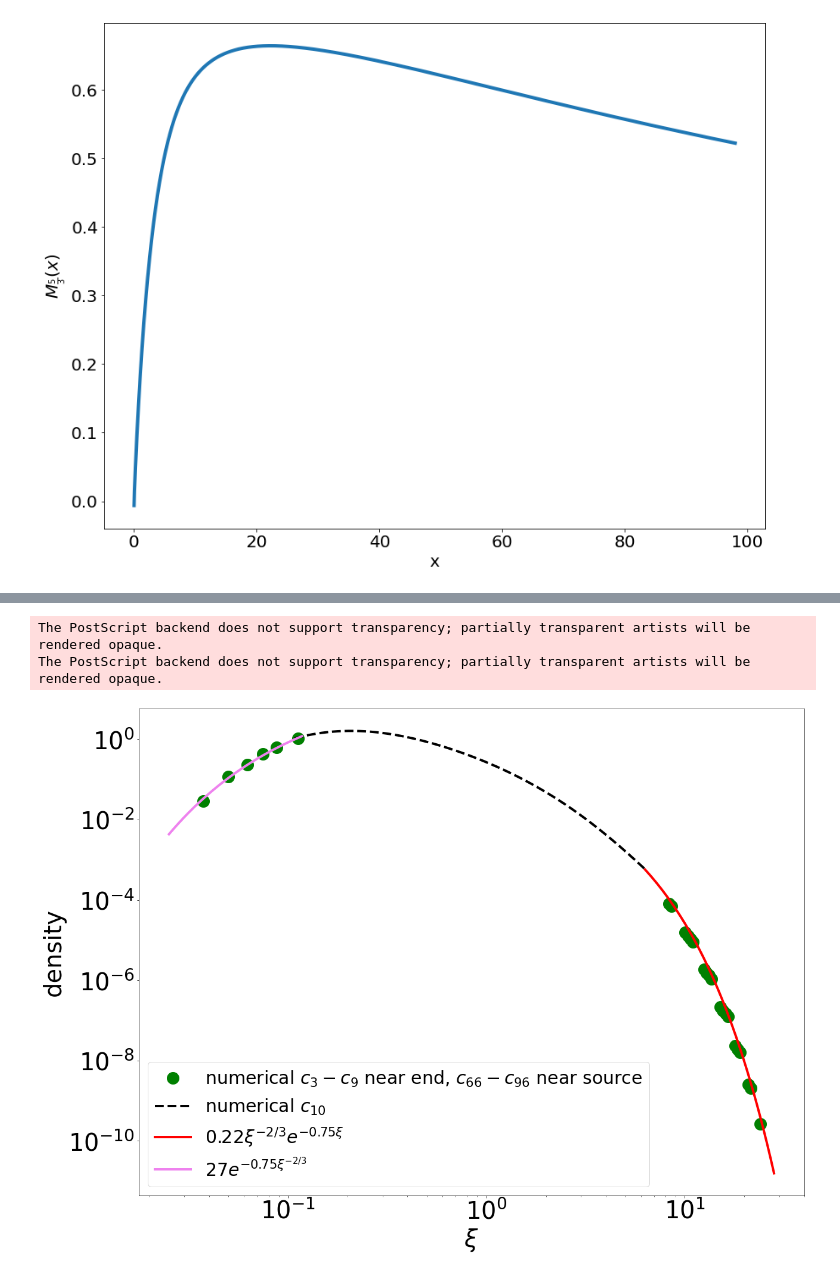
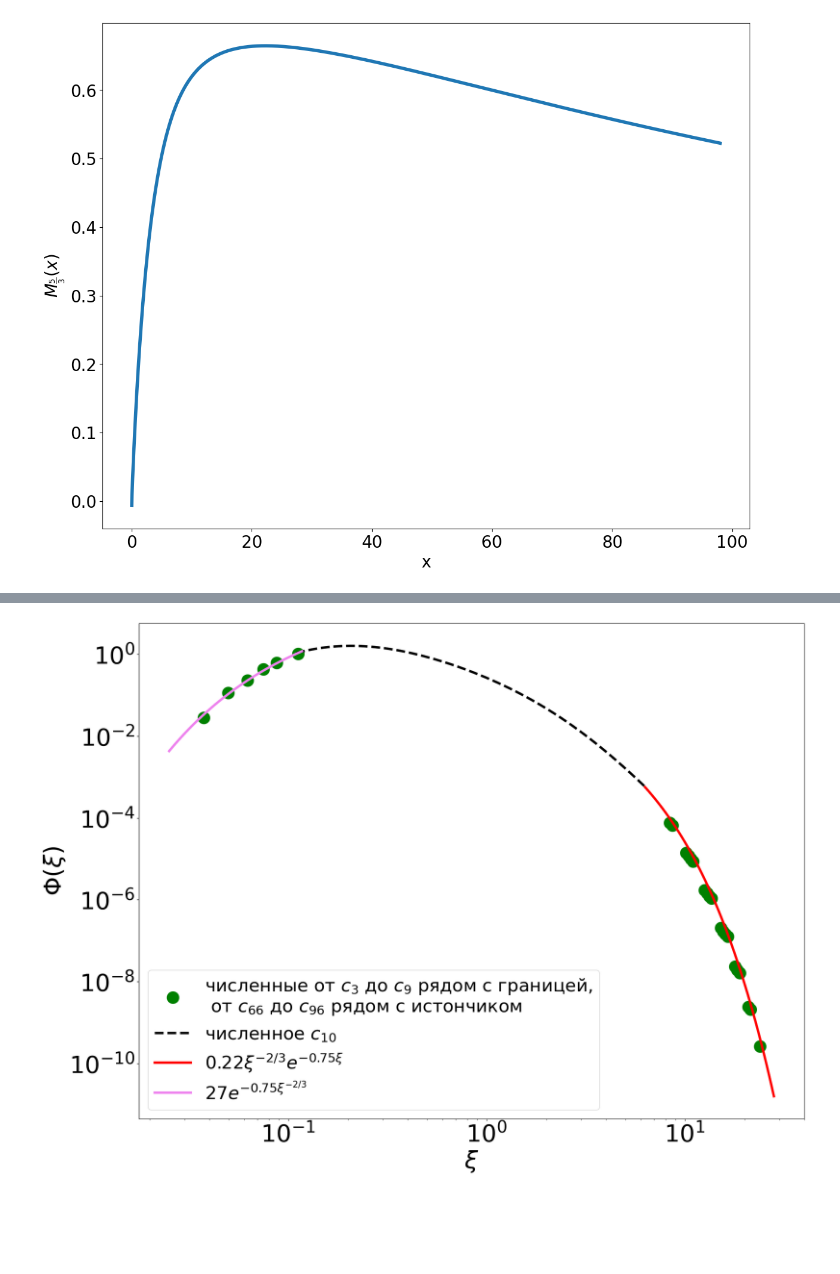
Before and after one commit to RishatZagidullin/coagulation-advection-1d, a Jupyter notebook: run_folder/draw_article_rus.ipynb, the cells around one changed output, grey strips where cells are left out. Cells and saved outputs as stored; diff of their text form; code cells hidden in the pictures; blank space fills up the shorter version.

```diff
--- a/run_folder/draw_article_rus.ipynb
+++ b/run_folder/draw_article_rus.ipynb
@@ -377,7 +377,7 @@ res = np.loadtxt("res_ballistic.txt")
 print(res.shape)
 
 n = 256
-t = 11
+t = 10
 num=t
 res = res.reshape((t+1, 5000, n))
 # %% [output]
@@ -588,48 +581,46 @@ firsty = 200
 
 plt.figure(figsize=(20,15))
 
-plt.plot(3/x[mid_l:lasty], res[time][mid_l:lasty, 2]/np.power(x[mid_l:lasty], -8./3.), 'go', label='numerical $c_{3}-c_{9}$ near end, $c_{66}-c_{96}$ near source', lw=4, markersize=20, markevery=0.02)
+plt.plot(3/x[mid_l:lasty], res[time][mid_l:lasty, 2]/np.power(x[mid_l:lasty], -8./3.), 'go', label='численные от $c_{3}$ до $c_{9}$ рядом с границей,\n от $c_{66}$ до $c_{96}$ рядом с истончиком', lw=4, markersize=20, markevery=0.02)
 plt.plot(4/x[mid_l:lasty], res[time][mid_l:lasty, 3]/np.power(x[mid_l:lasty], -8./3.), 'go', lw=4, markersize=20, markevery=0.02)
 plt.plot(5/x[mid_l:lasty], res[time][mid_l:lasty, 4]/np.power(x[mid_l:lasty], -8./3.), 'go', lw=4, markersize=20, markevery=0.02)
 plt.plot(6/x[mid_l:lasty], res[time][mid_l:lasty, 5]/np.power(x[mid_l:lasty], -8./3.), 'go', lw=4, markersize=20, markevery=0.02)
 plt.plot(7/x[mid_l:lasty], res[time][mid_l:lasty, 6]/np.power(x[mid_l:lasty], -8./3.), 'go', lw=4, markersize=20, markevery=0.02)
 plt.plot(9/x[mid_l:lasty], res[time][mid_l:lasty, 8]/np.power(x[mid_l:lasty], -8./3.), 'go', lw=4, markersize=20, markevery=0.02)
 
-plt.plot(10/x[80:-300], res[time][80:-300, 9]/np.power(x[80:-300], -8./3.), 'k--', lw=4, label='numerical $c_{10}$')#, lw=4, markersize=20, markevery=0.02)
+plt.plot(10/x[80:-300], res[time][80:-300, 9]/np.power(x[80:-300], -8./3.), 'k--', lw=4, label='численное $c_{10}$')#, lw=4, markersize=20, markevery=0.02)
 
 plt.plot(66/x[firsty:mid_f], res[time][firsty:mid_f, 65]/np.power(x[firsty:mid_f], -8./3.), 'go', lw=4, markersize=20, markevery=0.05)
 plt.plot(76/x[firsty:mid_f], res[time][firsty:mid_f, 75]/np.power(x[firsty:mid_f], -8./3.), 'go', lw=4, markersize=20, markevery=0.05)
 plt.plot(86/x[firsty:mid_f], res[time][firsty:mid_f, 85]/np.power(x[firsty:mid_f], -8./3.), 'go', lw=4, markersize=20, markevery=0.05)
 plt.plot(96/x[firsty:mid_f], res[time][firsty:mid_f, 95]/np.power(x[firsty:mid_f], -8./3.), 'go', lw=4, markersize=20, markevery=0.05)
 
 line_x2 = np.logspace(-1.6, -0.93, 1000)
 
 line_x = np.logspace(0.8, 1.45, 1000)
 
 sc1 = 0.75
 sc2 = 0.75
 coef1 = 0.22
 coef2 = 27.0
 
 line = np.power(line_x, -2./3.)*np.exp(-sc1*line_x) * coef1
 
 line2 = np.exp(-sc2*np.power(line_x2, -2./3.)) * coef2
 
 
 plt.plot(line_x, line, lw=4, color='red', label= "$0.22 \\xi^{-2/3}e^{-0.75\\xi}$")
 plt.plot(line_x2, line2, lw=4, color='violet', label="$27 e^{-0.75\\xi^{-2/3}}$")
 
 plt.xticks(fontsize=40)
 ax = plt.gca()
 ax.tick_params(axis='both', which='minor', labelsize=40)
 plt.xlabel("$\\xi$", fontsize=40)
 plt.xscale('log')
 plt.yticks(fontsize=40)
-plt.ylabel("density", fontsize=40)
+plt.ylabel("$\\Phi (\\xi)$", fontsize=40)
 plt.yscale('log')
 plt.legend(fontsize=30, loc='best')
 plt.savefig("Fig4.pdf", format='pdf')
 # %% [output]
-The PostScript backend does not support transparency; partially transparent artists will be rendered opaque.
-The PostScript backend does not support transparency; partially transparent artists will be rendered opaque.
-[figure, old version]
+[figure, new version]
```
Also changed, not shown: parts of 7 cells of this notebook.
